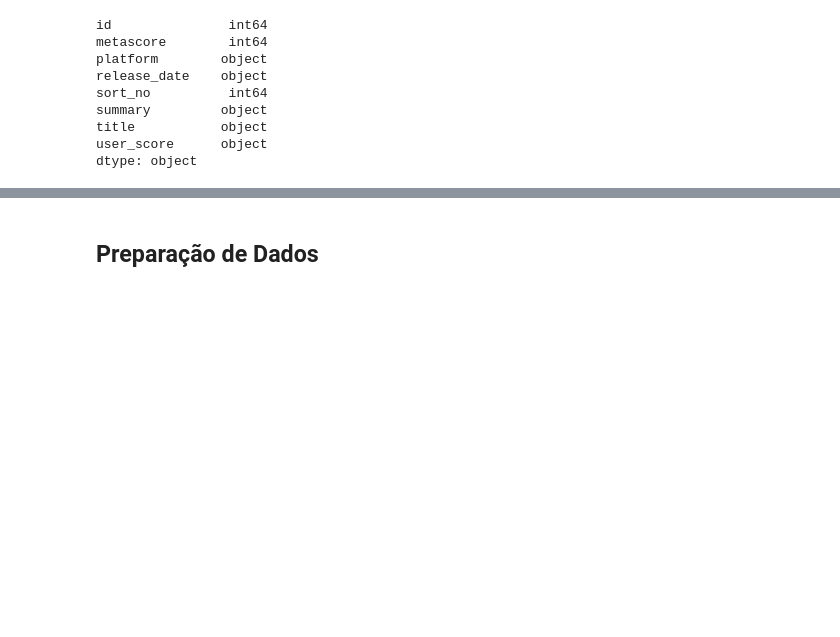
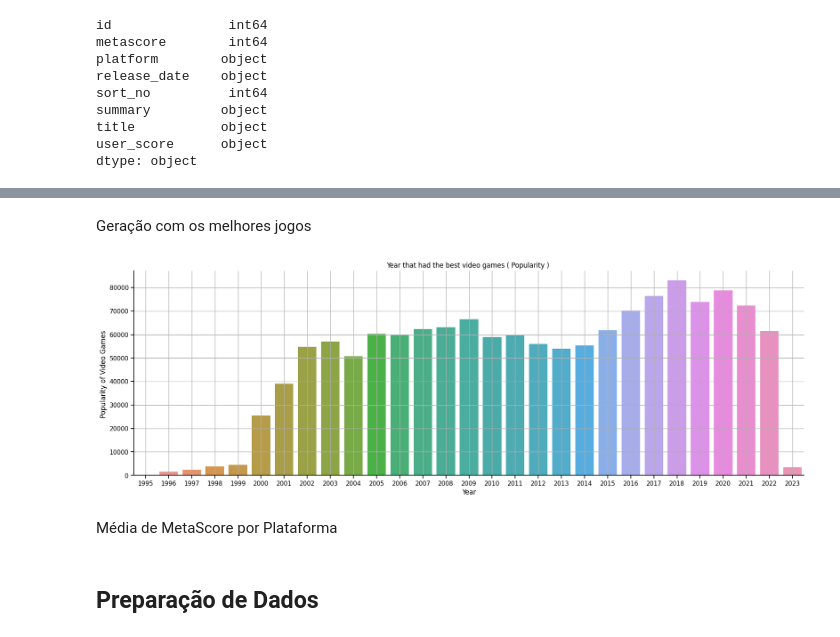
Before and after one commit to pauloberenguel/games, a Jupyter notebook: analise_games.ipynb, the cells around one changed output, grey strips where cells are left out. Saved outputs shown, nothing was run; the diff lists cells and outputs as text; code cells hidden in the pictures; blank space fills up the shorter version.

```diff
--- a/analise_games.ipynb
+++ b/analise_games.ipynb
@@ -46,9 +51,9 @@ df['metascore'] = pd.to_numeric(df['metascore'],downcast='float')
 df['user_score'] = df['user_score'].str.replace('tbd', '')
 df['user_score'] = pd.to_numeric(df['user_score'],downcast='float') * 10
 # %%
-df['yearstg'] = df['release_date'].str[-4:]
-df['yearint'] = df['yearstg'].astype(int)
-df['age'] = 2023 - df['yearint']
+df['release_date'] = pd.to_datetime(df['release_date'])
+df['year'] = df['release_date'].dt.year
+df['age'] = 2023 - df['release_date'].dt.year
 # %%
 #salvando os dados do dataframe em um arquivo csv
 df.to_csv('games_analiseexpl.csv', index=False)
@@ -83,11 +90 @@ fig.update_layout(height=500, width=800, title_text="Distribuição de notas")
 fig.show()
-# %%
-#gráfico dos 11 jogos com melhor nota com relação as plataformas
-plt.figure(figsize=(10,8))
-
-df= df.sort_values(by ='metascore' , ascending=False)
-df2=df.head(11)
-ax=sns.pointplot(data=df2,x='platform',y='metascore',hue='title')
-ax.set_xticklabels(ax.get_xticklabels(), rotation=40, ha="right")
-plt.tight_layout()
-plt.show()
@@ -95,0 +125,24 @@ plt.show()
+# %% [markdown]
+Geração com os melhores jogos
+# %%
+era = df
+era['release_date'] = pd.to_datetime(era['release_date'])
+era['year'] = df['release_date'].dt.year
+era1 =df.groupby('year')
+era2 = df.sort_values(['metascore'], ascending = False)
+era2[['year','metascore']]
+era2 =era.groupby('year')
+era2.head()
+era2['metascore'].sum().sort_values(ascending = False).reset_index()
+era3 = era2['metascore'].sum().sort_values(ascending = False).reset_index()
+era3.columns = ["year", "Total"]
+# %%
+sns.catplot(x="year", y="Total", kind="bar", data=era3, height=6, aspect=3)
+plt.title("Year that had the best video games ( Popularity ) ")
+plt.xlabel('Year')
+plt.ylabel("Popularity of Video Games ")
+plt.grid(True)
+# %% [output]
+[figure, added]
+# %% [markdown]
+Média de MetaScore por Plataforma
```
Also changed, not shown: parts of 24 cells of this notebook, 3 other files.
